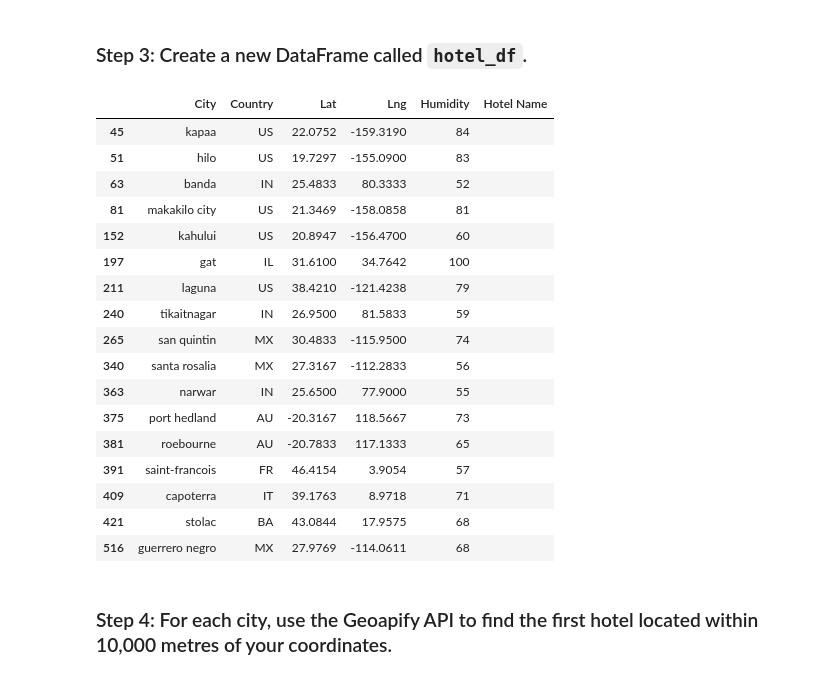
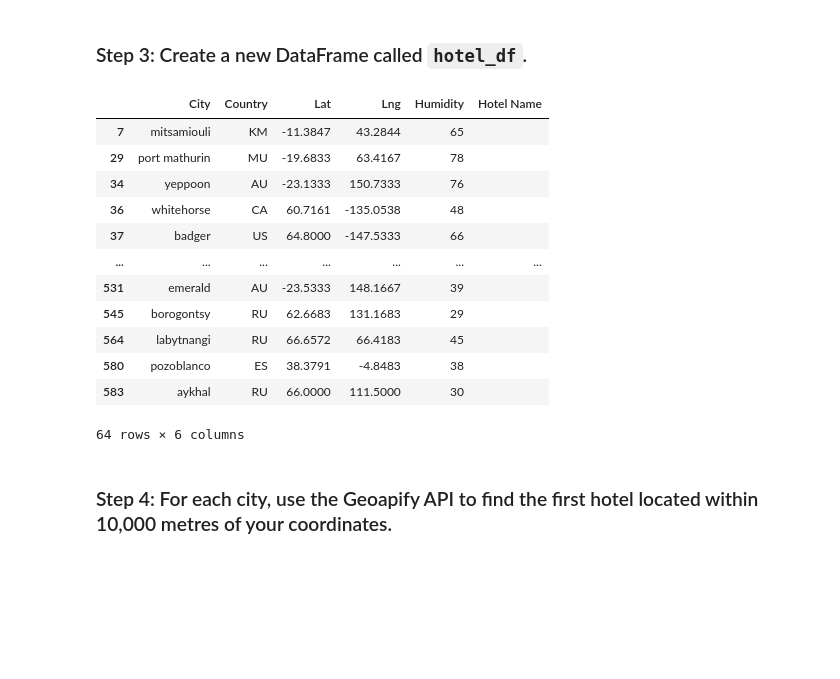
Before and after one commit to cchristina92/python-api-challange, a Jupyter notebook: WeatherPy/VacationPy.ipynb, the cells around one changed output. Drawn from its saved outputs; the diff is of its cells as text; code cells hidden in the pictures; blank space fills up the shorter version.

```diff
--- a/WeatherPy/VacationPy.ipynb
+++ b/WeatherPy/VacationPy.ipynb
@@ -65,0 +49,22 @@ city_data_df.head()
+# %%
+# Narrow down cities that fit criteria and drop any results with null values
+
+# Ideal city weather:
+# Temperatures between 21°C and 29°C
+# Humidity less than 80%
+# Cloudiness less than 35%
+# Wind Speed less than 7 m/s
+
+city_weather_df = city_data_df.loc[(city_data_df["Max Temp"] < 29)
+                                       & (city_data_df["Max Temp"] > 21)
+                                       & (city_data_df["Humidity"] < 80)
+                                       & (city_data_df["Cloudiness"] < 35)
+                                       & (city_data_df["Wind Speed"] < 7)
+                                      ]
+
+# Drop any rows with null values
+city_weather_df.dropna()
+
+
+# Display sample data
+city_weather_df
@@ -67,32 +86,27 @@ city_data_df.head()
 ### Step 3: Create a new DataFrame called `hotel_df`.
 # %%
 # Use the Pandas copy function to create DataFrame called hotel_df to store the city, country, coordinates, and humidity
-# YOUR CODE HERE
+hotel_df = city_weather_df[["City", "Country", "Lat", "Lng", "Humidity"]].copy()
 
 # Add an empty column, "Hotel Name," to the DataFrame so you can store the hotel found using the Geoapify API
-# YOUR CODE HERE
+hotel_df["Hotel Name"] = ""
 
 # Display sample data
-# YOUR CODE HERE
+hotel_df
 # %% [output]
 |  | City | Country | Lat | Lng | Humidity | Hotel Name |
-| 45 | kapaa | US | 22.0752 | -159.3190 | 84 |  |
-| 51 | hilo | US | 19.7297 | -155.0900 | 83 |  |
-| 63 | banda | IN | 25.4833 | 80.3333 | 52 |  |
-| 81 | makakilo city | US | 21.3469 | -158.0858 | 81 |  |
-| 152 | kahului | US | 20.8947 | -156.4700 | 60 |  |
-| 197 | gat | IL | 31.6100 | 34.7642 | 100 |  |
-| 211 | laguna | US | 38.4210 | -121.4238 | 79 |  |
-| 240 | tikaitnagar | IN | 26.9500 | 81.5833 | 59 |  |
-| 265 | san quintin | MX | 30.4833 | -115.9500 | 74 |  |
-| 340 | santa rosalia | MX | 27.3167 | -112.2833 | 56 |  |
-| 363 | narwar | IN | 25.6500 | 77.9000 | 55 |  |
-| 375 | port hedland | AU | -20.3167 | 118.5667 | 73 |  |
-| 381 | roebourne | AU | -20.7833 | 117.1333 | 65 |  |
-| 391 | saint-francois | FR | 46.4154 | 3.9054 | 57 |  |
-| 409 | capoterra | IT | 39.1763 | 8.9718 | 71 |  |
-| 421 | stolac | BA | 43.0844 | 17.9575 | 68 |  |
-| 516 | guerrero negro | MX | 27.9769 | -114.0611 | 68 |  |
+| 7 | mitsamiouli | KM | -11.3847 | 43.2844 | 65 |  |
+| 29 | port mathurin | MU | -19.6833 | 63.4167 | 78 |  |
+| 34 | yeppoon | AU | -23.1333 | 150.7333 | 76 |  |
+| 36 | whitehorse | CA | 60.7161 | -135.0538 | 48 |  |
+| 37 | badger | US | 64.8000 | -147.5333 | 66 |  |
+| ... | ... | ... | ... | ... | ... | ... |
+| 531 | emerald | AU | -23.5333 | 148.1667 | 39 |  |
+| 545 | borogontsy | RU | 62.6683 | 131.1683 | 29 |  |
+| 564 | labytnangi | RU | 66.6572 | 66.4183 | 45 |  |
+| 580 | pozoblanco | ES | 38.3791 | -4.8483 | 38 |  |
+| 583 | aykhal | RU | 66.0000 | 111.5000 | 30 |  |
+64 rows × 6 columns
 # %% [markdown]
 ### Step 4: For each city, use the Geoapify API to find the first hotel located within 10,000 metres of your coordinates.
 # %%
```
Also changed, not shown: parts of 8 cells of this notebook.
